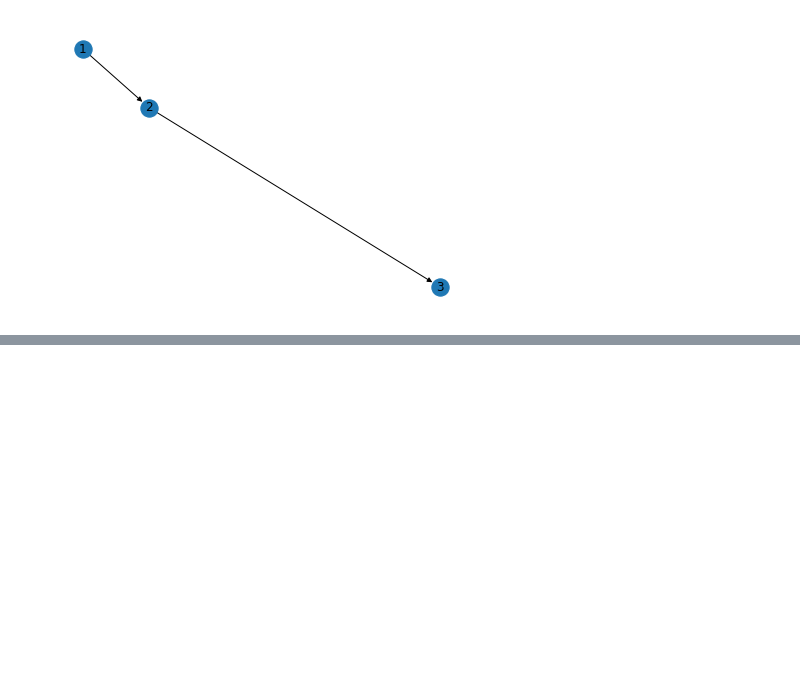
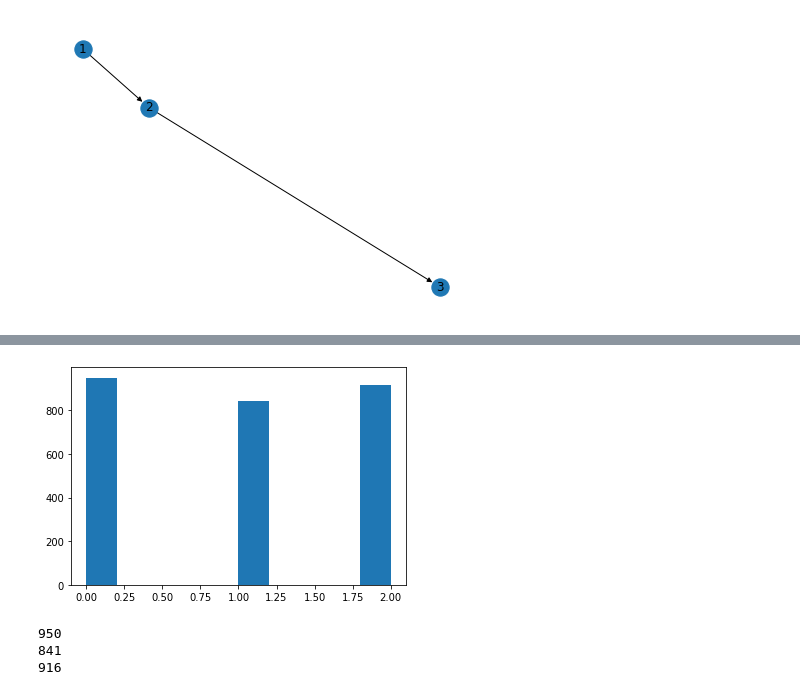
Before and after one commit to Le-Triumvirat/CADS-Internship, a Jupyter notebook: Anomaly_detection_in_financial_services_using_knowledge_graphs_and_machine_learning.ipynb, the cells around one changed output, grey strips where cells are left out. Cells and saved outputs as stored; diff of their text form; code cells hidden in the pictures; blank space fills up the shorter version.

```diff
--- a/Anomaly_detection_in_financial_services_using_knowledge_graphs_and_machine_learning.ipynb
+++ b/Anomaly_detection_in_financial_services_using_knowledge_graphs_and_machine_learning.ipynb
@@ -610,0 +636,28 @@ Length: 2707, dtype: bool
+# %%
+label=[]
+for i in range(row_count):
+    if(goog['KDJ'][i] < 0.2):
+        label.append(1)
+    elif(goog['KDJ'][i] > 0.8):
+        label.append(0)
+    else:
+        status = ((goog['Close'][i]-goog['Open'][i])/goog['Open'][i])*100
+        if(status < -0.66):
+            label.append(0)
+        elif(status > 0.66):
+            label.append(1)
+        else:
+            label.append(2)
+# print(label)
+plt.hist(label)
+plt.show()
+# %% [output]
+[figure, added]
+# %%
+print(label.count(0))
+print(label.count(1))
+print(label.count(2))
+# %% [output]
+950
+841
+916
```
Also changed, not shown: parts of 9 cells of this notebook, 1 other file.
